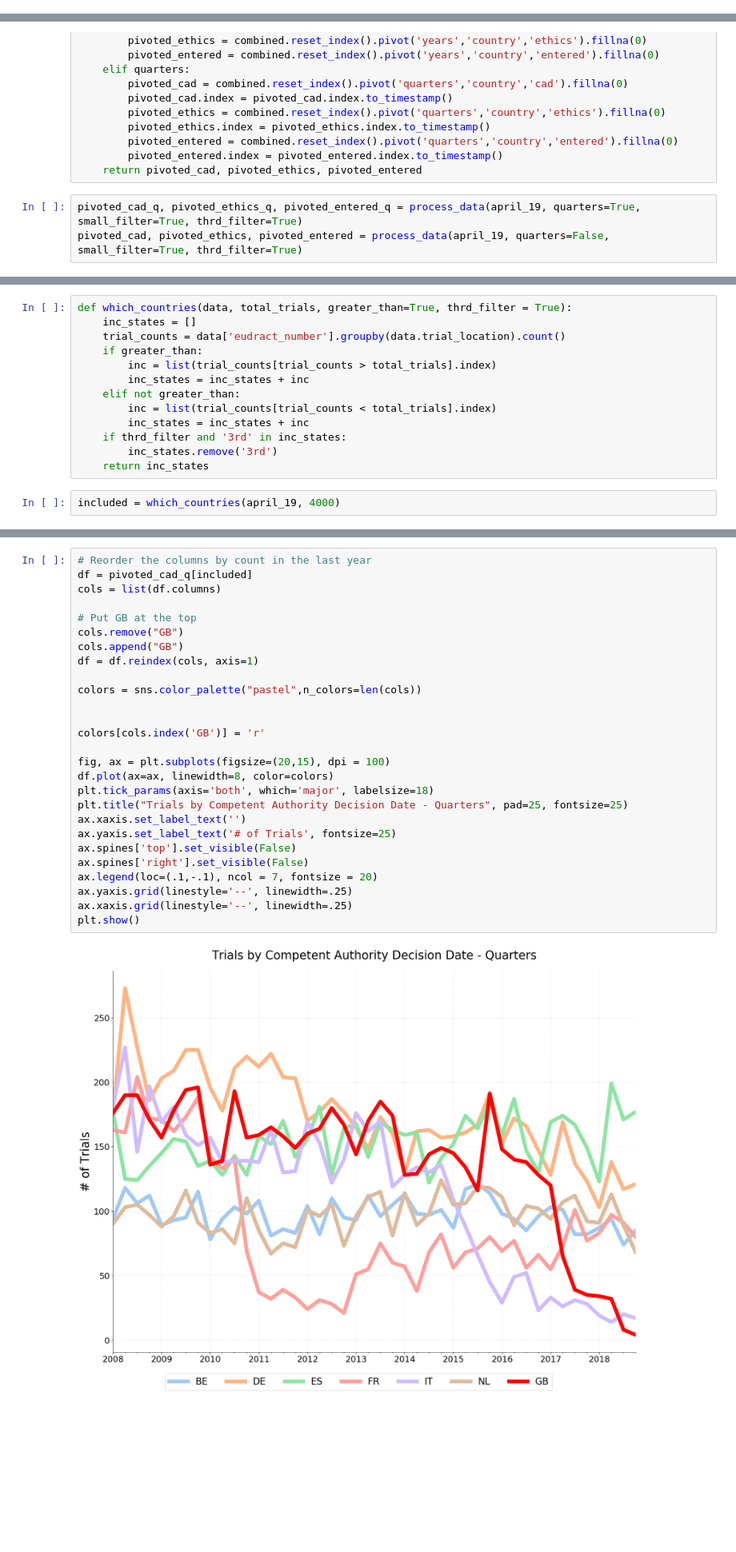
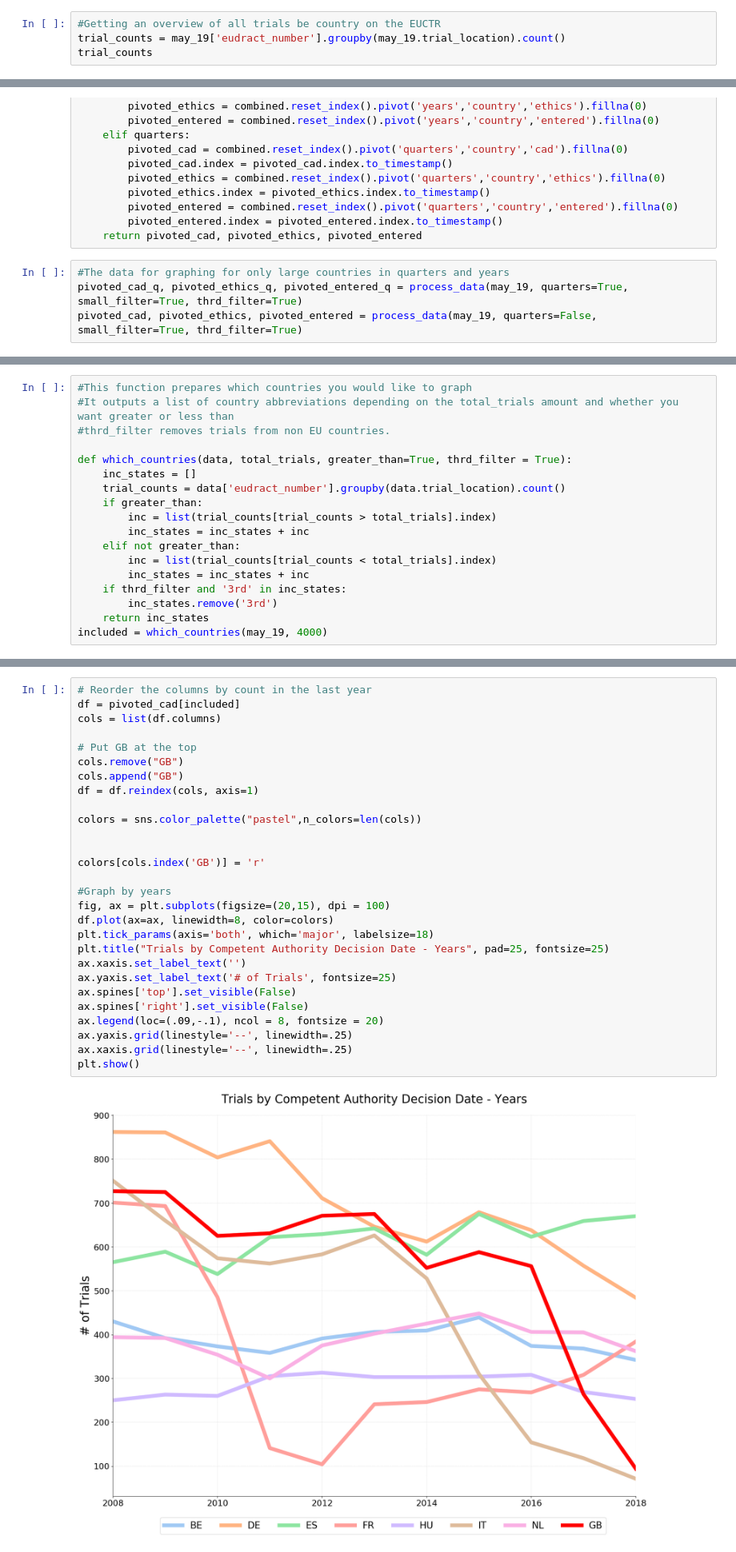
Before and after one commit to ebmdatalab/euctr_country_level_analysis, a Jupyter notebook: EUCTR Trends/Time Trends_neat.ipynb, the cells around one changed output, grey strips where cells are left out. Shown at 80% size. Drawn from its saved outputs; the diff is of its cells as text; blank space fills up the shorter version.

Commit message:
ct.gov additions and updates
Added annotations, added CT.gov analysis and data

```diff
--- a/EUCTR Trends/Time Trends_neat.ipynb
+++ b/EUCTR Trends/Time Trends_neat.ipynb
@@ -41,0 +24,4 @@ Name: eudract_number, dtype: int64
+# %%
+#Getting an overview of all trials be country on the EUCTR
+trial_counts = may_19['eudract_number'].groupby(may_19.trial_location).count()
+trial_counts
@@ -100,6 +104,7 @@ def process_data(data, quarters=False, small_filter=False, small_def=1000, thrd_
         pivoted_entered.index = pivoted_entered.index.to_timestamp()
     return pivoted_cad, pivoted_ethics, pivoted_entered
 # %%
-pivoted_cad_q, pivoted_ethics_q, pivoted_entered_q = process_data(april_19, quarters=True, small_filter=True, thrd_filter=True)
-pivoted_cad, pivoted_ethics, pivoted_entered = process_data(april_19, quarters=False, small_filter=True, thrd_filter=True)
+#The data for graphing for only large countries in quarters and years
+pivoted_cad_q, pivoted_ethics_q, pivoted_entered_q = process_data(may_19, quarters=True, small_filter=True, thrd_filter=True)
+pivoted_cad, pivoted_ethics, pivoted_entered = process_data(may_19, quarters=False, small_filter=True, thrd_filter=True)
 # %%
@@ -124,4 +125,8 @@ pivoted_cad.head()
 # %%
+#This function prepares which countries you would like to graph
+#It outputs a list of country abbreviations depending on the total_trials amount and whether you want greater or less than
+#thrd_filter removes trials from non EU countries.
+
 def which_countries(data, total_trials, greater_than=True, thrd_filter = True):
     inc_states = []
     trial_counts = data['eudract_number'].groupby(data.trial_location).count()
@@ -134,5 +139,4 @@ def which_countries(data, total_trials, greater_than=True, thrd_filter = True):
     if thrd_filter and '3rd' in inc_states:
         inc_states.remove('3rd')
     return inc_states
+included = which_countries(may_19, 4000)
-# %%
-included = which_countries(april_19, 4000)
@@ -142,29 +176,30 @@ import seaborn as sns
 # %%
 # Reorder the columns by count in the last year
-df = pivoted_cad_q[included]
+df = pivoted_cad[included]
 cols = list(df.columns)
 
 # Put GB at the top
 cols.remove("GB")
 cols.append("GB")
 df = df.reindex(cols, axis=1)
 
 colors = sns.color_palette("pastel",n_colors=len(cols))
 
 
 colors[cols.index('GB')] = 'r'
 
+#Graph by years
 fig, ax = plt.subplots(figsize=(20,15), dpi = 100)
 df.plot(ax=ax, linewidth=8, color=colors)
 plt.tick_params(axis='both', which='major', labelsize=18)
-plt.title("Trials by Competent Authority Decision Date - Quarters", pad=25, fontsize=25)
+plt.title("Trials by Competent Authority Decision Date - Years", pad=25, fontsize=25)
 ax.xaxis.set_label_text('')
 ax.yaxis.set_label_text('# of Trials', fontsize=25)
 ax.spines['top'].set_visible(False)
 ax.spines['right'].set_visible(False)
-ax.legend(loc=(.1,-.1), ncol = 7, fontsize = 20)
+ax.legend(loc=(.09,-.1), ncol = 8, fontsize = 20)
 ax.yaxis.grid(linestyle='--', linewidth=.25)
 ax.xaxis.grid(linestyle='--', linewidth=.25)
 plt.show()
 # %% [output]
-[figure, old version]
+[figure, new version]
```
Also changed, not shown: parts of 23 cells of this notebook, 7 other files.
